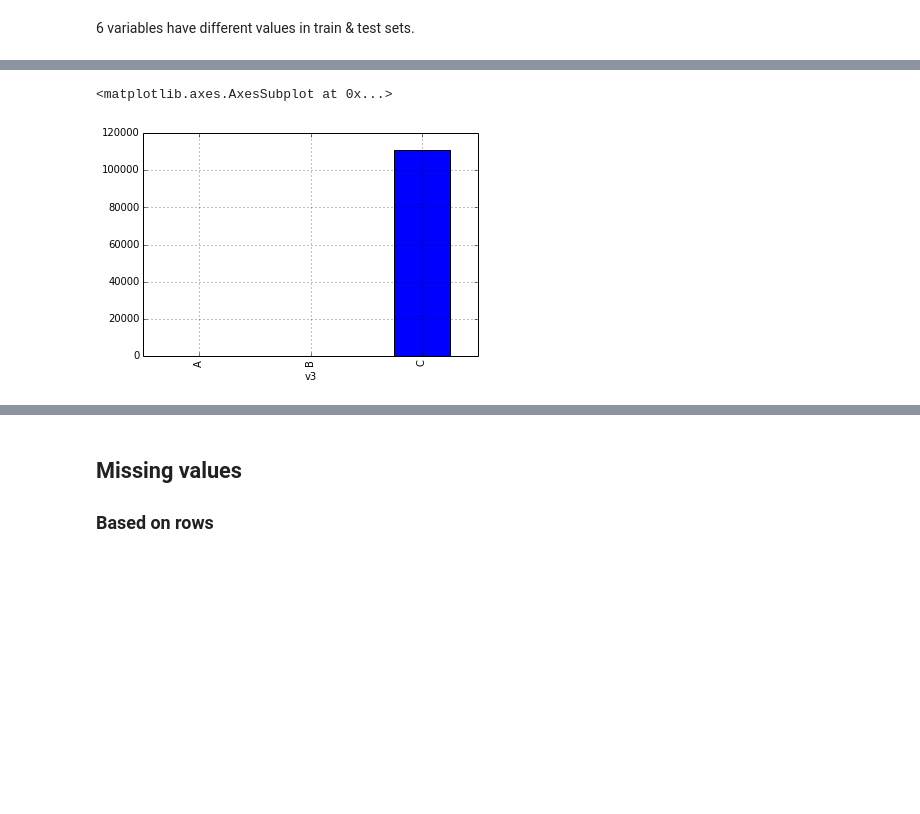
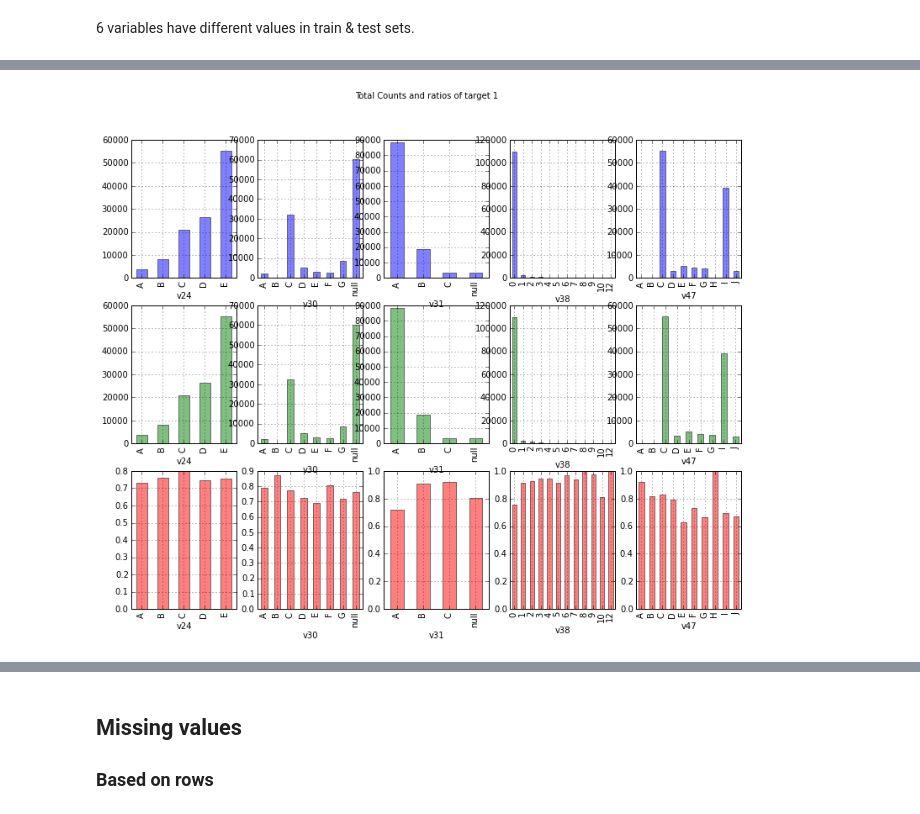
Before and after one commit to suhanree/claims-manager, a Jupyter notebook: code/ExploratoryAnalysis.ipynb, the cells around one changed output, grey strips where cells are left out. Cells and saved outputs as stored; diff of their text form; code cells hidden in the pictures; blank space fills up the shorter version.

```diff
--- a/code/ExploratoryAnalysis.ipynb
+++ b/code/ExploratoryAnalysis.ipynb
@@ -154,8 +175,4 @@ def plot_category_variables(df, target, variable_indices, variable_names):
 # %%
-plot_category_variables(df_train, target_train, category_variables[:5], column_names)
+plot_category_variables(df_train, df_test, target_train, column_names[category_variables[2:7]])
+# %% [output]
+[figure, added]
-# %%
-a=df_train.groupby(column_names[2]).size()
-a.plot(kind='bar')
-# %% [output]
-<matplotlib.axes.AxesSubplot at 0x...>
-[figure, removed]
```
Also changed, not shown: parts of 10 cells of this notebook.
